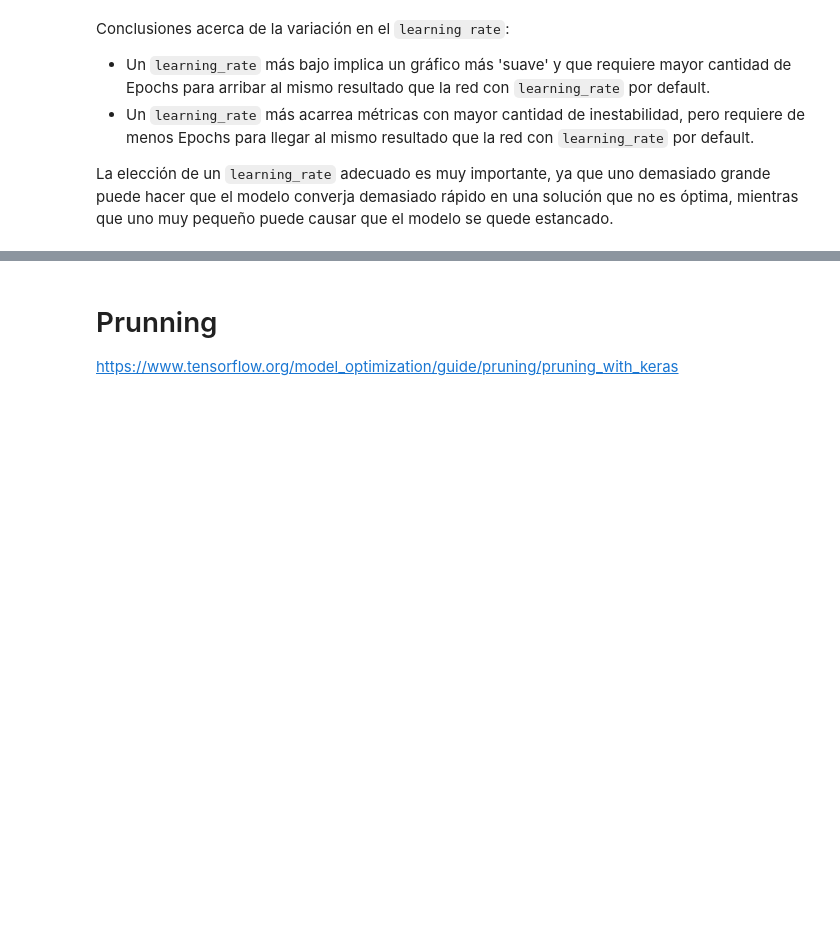
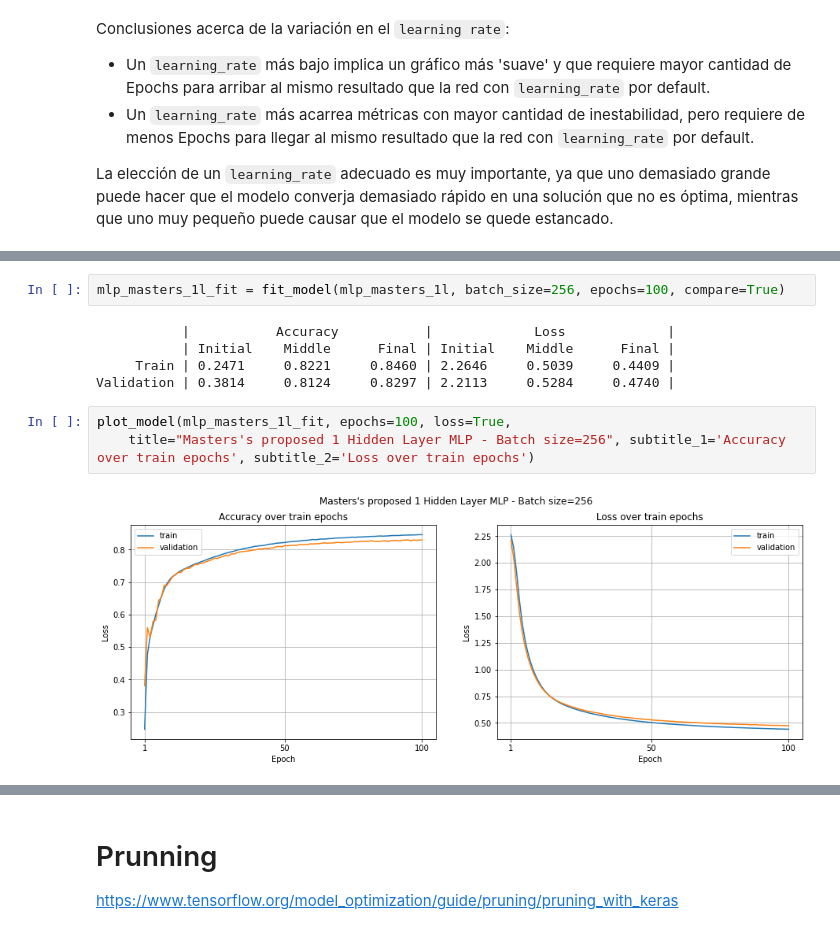
Before and after one commit to Ganymede23/UCSE-TP-ML-2022, a Jupyter notebook: tp3_fashion_mnist.ipynb, the cells around one changed output, grey strips where cells are left out. Cells and saved outputs as stored; diff of their text form; blank space fills up the shorter version.

```diff
--- a/tp3_fashion_mnist.ipynb
+++ b/tp3_fashion_mnist.ipynb
@@ -1581,0 +1890,12 @@ mlp_masters_3l.summary()
+# %%
+mlp_masters_1l_fit = fit_model(mlp_masters_1l, batch_size=256, epochs=100, compare=True)
+# %% [output]
+           |           Accuracy           |             Loss             |
+           | Initial    Middle      Final | Initial    Middle      Final |
+     Train | 0.2471     0.8221     0.8460 | 2.2646     0.5039     0.4409 |
+Validation | 0.3814     0.8124     0.8297 | 2.2113     0.5284     0.4740 |
+# %%
+plot_model(mlp_masters_1l_fit, epochs=100, loss=True,
+    title="Masters's proposed 1 Hidden Layer MLP - Batch size=256", subtitle_1='Accuracy over train epochs', subtitle_2='Loss over train epochs')
+# %% [output]
+[figure, added]
```
Also changed, not shown: parts of 135 cells of this notebook.
